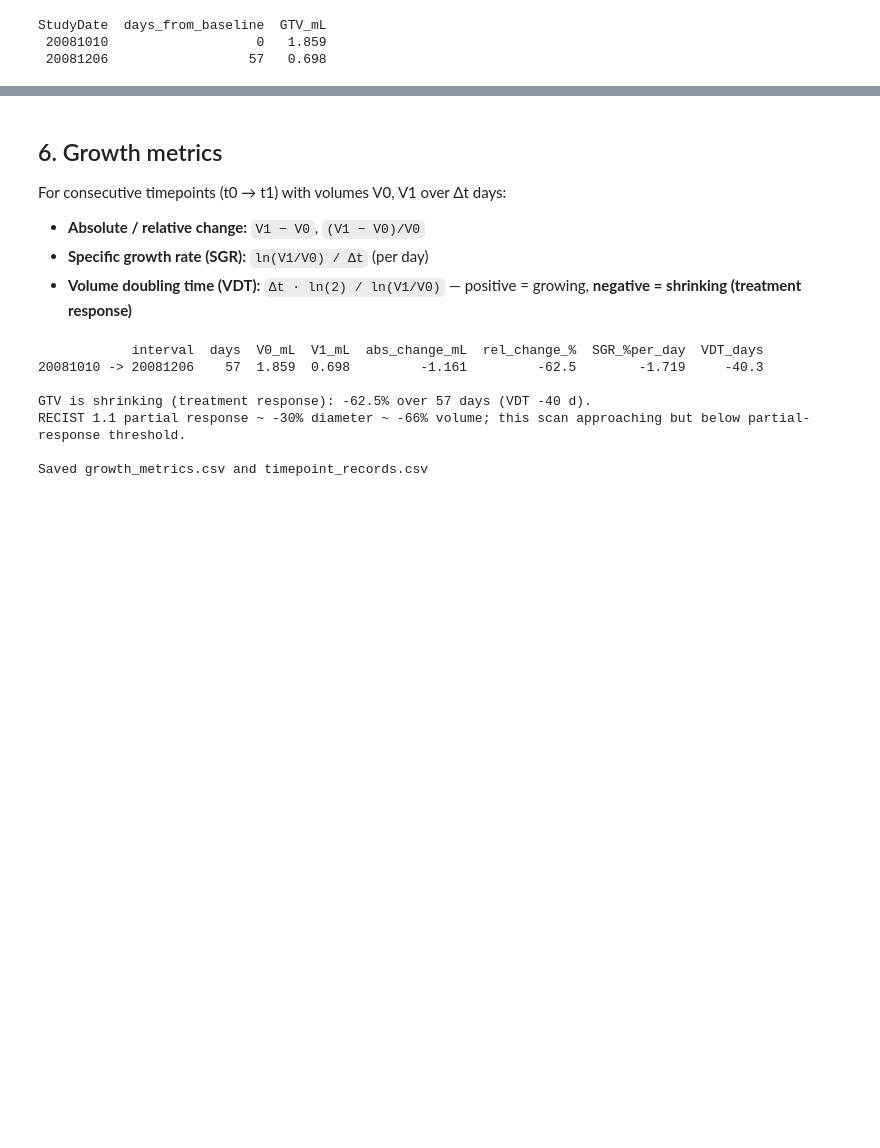
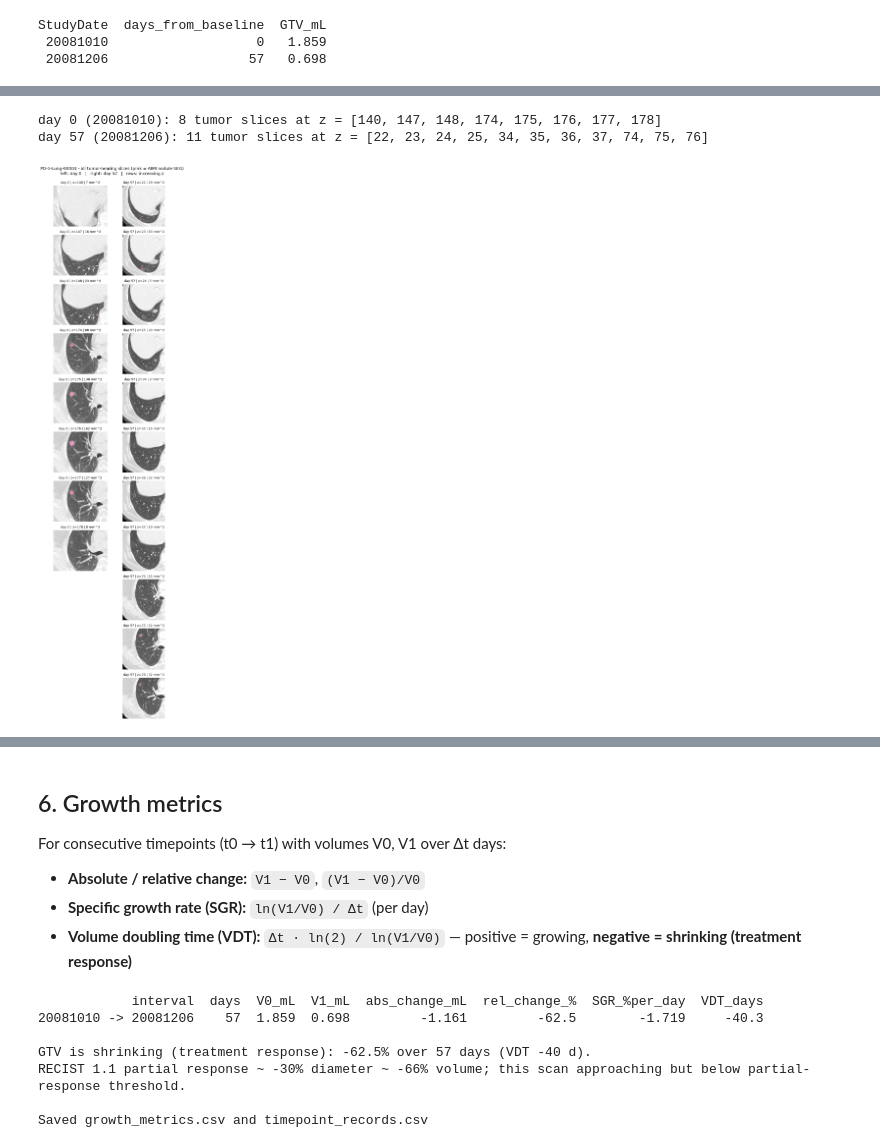
Before and after one commit to jinmokoo1994/ImageAnalysis_pubData, a Jupyter notebook: therapyNgrowthtracking/tumor_growth_tracking.ipynb, the cells around one changed output, grey strips where cells are left out. Drawn from its saved outputs; the diff is of its cells as text; code cells hidden in the pictures; blank space fills up the shorter version.

```diff
--- a/therapyNgrowthtracking/tumor_growth_tracking.ipynb
+++ b/therapyNgrowthtracking/tumor_growth_tracking.ipynb
@@ -202,0 +356,55 @@ StudyDate  days_from_baseline  GTV_mL
+# %%
+# Overlay of ALL tumor-bearing CT slices (pink = AIMI nodule SEG): day 0 (left) vs day 57 (right)
+import numpy as np, matplotlib.pyplot as plt, SimpleITK as sitk
+
+PINK = (0.95, 0.30, 0.60)
+ordered = meta.sort_values("days_from_baseline")
+day0, day57 = ordered["StudyDate"].iloc[0], ordered["StudyDate"].iloc[-1]
+cols = [day0, day57]
+
+def tumor_slices(day):
+    m = gtv_masks[day]
+    return [int(z) for z in np.where(m.reshape(m.shape[0], -1).any(axis=1))[0]]   # ascending z
+
+def union_bbox(day, pad=30):
+    m = gtv_masks[day]; zs = tumor_slices(day)
+    ys, xs = np.where(m[zs].any(axis=0))
+    return (max(0, ys.min()-pad), min(m.shape[1], ys.max()+pad),
+            max(0, xs.min()-pad), min(m.shape[2], xs.max()+pad))
+
+slices = {d: tumor_slices(d) for d in cols}
+bboxes = {d: union_bbox(d) for d in cols}
+nrows  = max(len(slices[d]) for d in cols)
+for d in cols:
+    dnum = int(meta.loc[meta.StudyDate == d, "days_from_baseline"].iloc[0])
+    print(f"day {dnum} ({d}): {len(slices[d])} tumor slices at z = {slices[d]}")
+
+lo, hi = -600 - 750, -600 + 750                       # lung window
+fig, axes = plt.subplots(nrows, 2, figsize=(5.6, 2.1 * nrows))
+axes = np.atleast_2d(axes)
+for col, day in enumerate(cols):
+    ctarr = sitk.GetArrayFromImage(ct_images[day]); mask = gtv_masks[day]
+    y0, y1, x0, x1 = bboxes[day]
+    sx, sy, sz = ct_images[day].GetSpacing()
+    dnum = int(meta.loc[meta.StudyDate == day, "days_from_baseline"].iloc[0])
+    for row in range(nrows):
+        ax = axes[row, col]; ax.axis("off")
+        if row >= len(slices[day]):
+            continue
+        z = slices[day][row]
+        sl = ctarr[z, y0:y1, x0:x1].astype(float); m = mask[z, y0:y1, x0:x1]
+        base = np.clip((sl - lo) / (hi - lo), 0, 1); rgb = np.stack([base]*3, axis=-1)
+        for c in range(3):
+            rgb[..., c][m] = 0.5 * rgb[..., c][m] + 0.5 * PINK[c]
+        ax.imshow(rgb)
+        ax.set_title(f"day {dnum} | z={z} | {m.sum()*sx*sy:.0f} mm^2", fontsize=9)
+
+fig.suptitle(f"{PATIENT} - all tumor-bearing slices (pink = AIMI nodule SEG)\n"
+             f"left: day 0   |   right: day 57   |   rows: increasing z", fontsize=12)
+fig.tight_layout(rect=[0, 0, 1, 0.985])
+fig.savefig("tumor_slices_grid.png", dpi=95, bbox_inches="tight")
+plt.show()
+# %% [output]
+day 0 (20081010): 8 tumor slices at z = [140, 147, 148, 174, 175, 176, 177, 178]
+day 57 (20081206): 11 tumor slices at z = [22, 23, 24, 25, 34, 35, 36, 37, 74, 75, 76]
+[figure, added]
```
Also changed, not shown: parts of 15 cells of this notebook, 3 other files.
